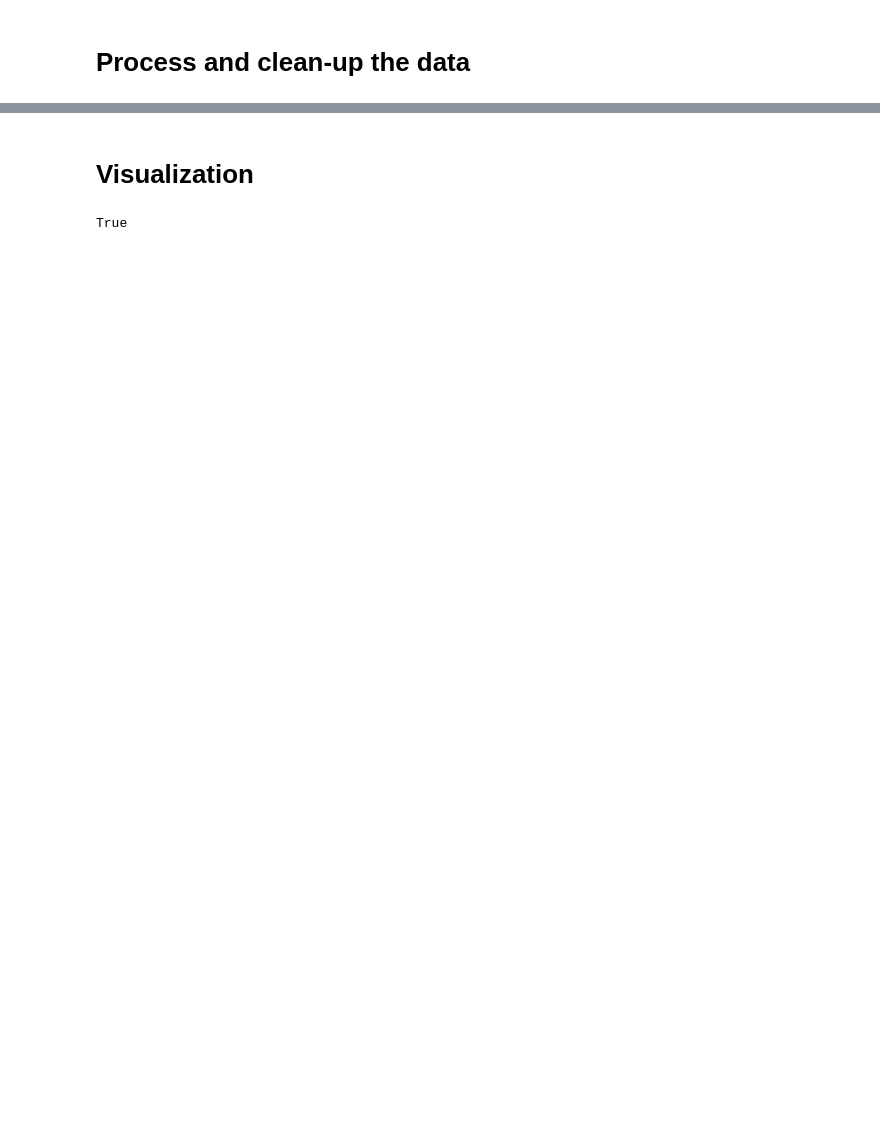
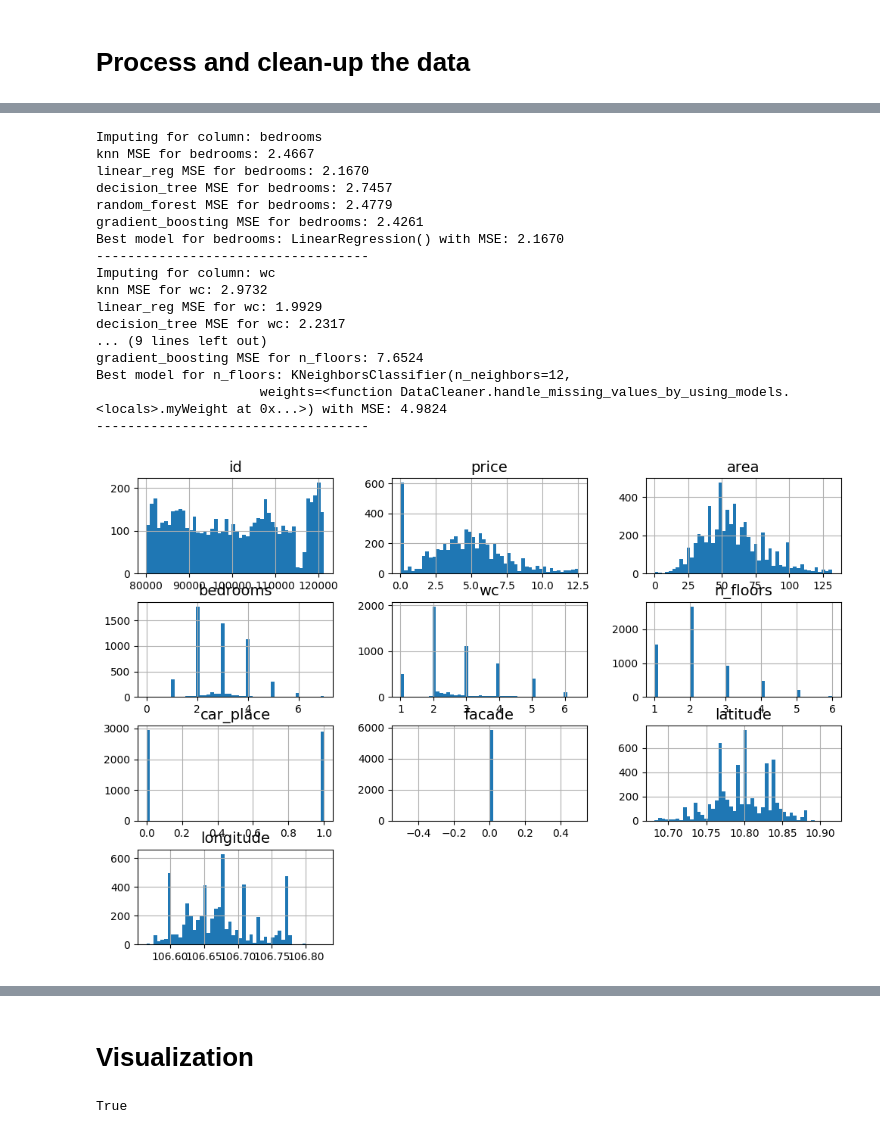
Before and after one commit to tandao0909/python-for-ds-project, a Jupyter notebook: EDA & Feature Engineering/EDA-Feature-Engineering.ipynb, the cells around one changed output, grey strips where cells are left out. Cells and saved outputs as stored; diff of their text form; code cells hidden in the pictures; blank space fills up the shorter version.

```diff
--- a/EDA & Feature Engineering/EDA-Feature-Engineering.ipynb
+++ b/EDA & Feature Engineering/EDA-Feature-Engineering.ipynb
@@ -251,7 +251,7 @@ sns.violinplot(x="day_of_week", y="price", data=df_index, hue='facade', split=Tr
 # %% [markdown]
 # Process and clean-up the data
 # %%
-data_cleaner = DataCleaner(api_key="93565c9d4b364944862d140a3d371f08")
+data_cleaner = DataCleaner(api_key="cfb14e7f5ab043e99707a032f1a968bb")
 
 df_cleaned = data_cleaner.clean_data(
     df=df,
@@ -262,3 +262,4 @@ df_cleaned = data_cleaner.clean_data(
 )
 
 df_cleaned.to_csv('datasets/housing_cleaned.csv', index=False)
+# %% [output]
@@ -265,3 +286,21 @@ df_cleaned.to_csv('datasets/housing_cleaned.csv', index=False)
+Imputing for column: bedrooms
+knn MSE for bedrooms: 2.4667
+linear_reg MSE for bedrooms: 2.1670
+decision_tree MSE for bedrooms: 2.7457
+random_forest MSE for bedrooms: 2.4779
+gradient_boosting MSE for bedrooms: 2.4261
+Best model for bedrooms: LinearRegression() with MSE: 2.1670
+-----------------------------------
+Imputing for column: wc
+knn MSE for wc: 2.9732
+linear_reg MSE for wc: 1.9929
+decision_tree MSE for wc: 2.2317
+... (9 lines left out)
+gradient_boosting MSE for n_floors: 7.6524
+Best model for n_floors: KNeighborsClassifier(n_neighbors=12,
+                     weights=<function DataCleaner.handle_missing_values_by_using_models.<locals>.myWeight at 0x...>) with MSE: 4.9824
+-----------------------------------
+[figure, added]
 # %%
 data_cleaned = pd.read_csv('./datasets/housing_cleaned.csv')
 data_cleaned
```
Also changed, not shown: parts of 21 cells of this notebook, 3 other files.
